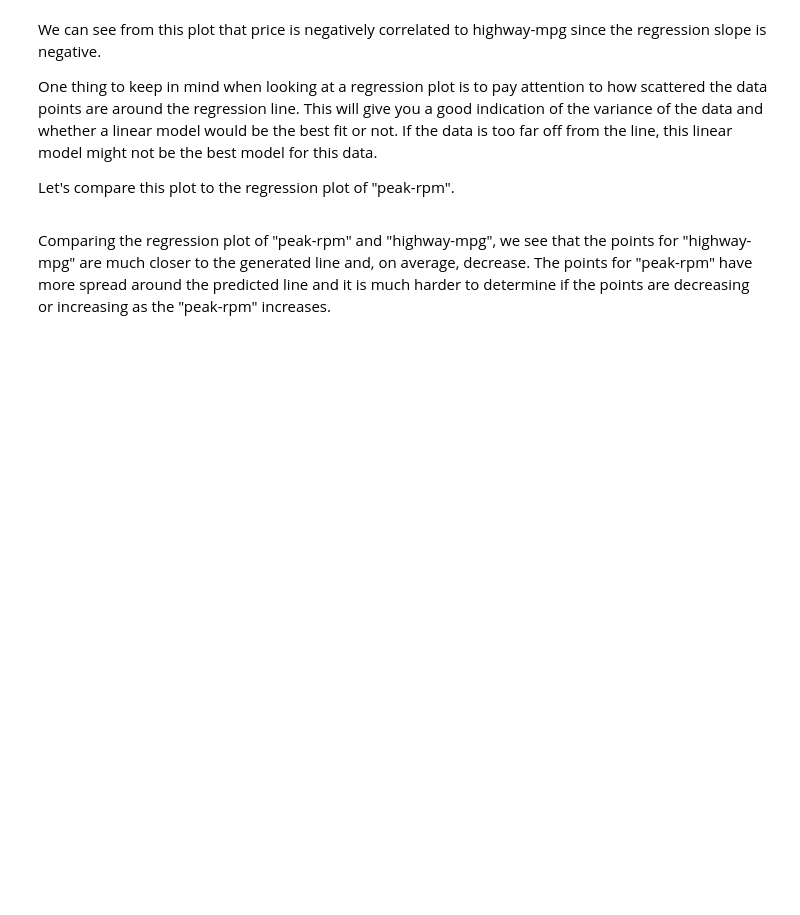
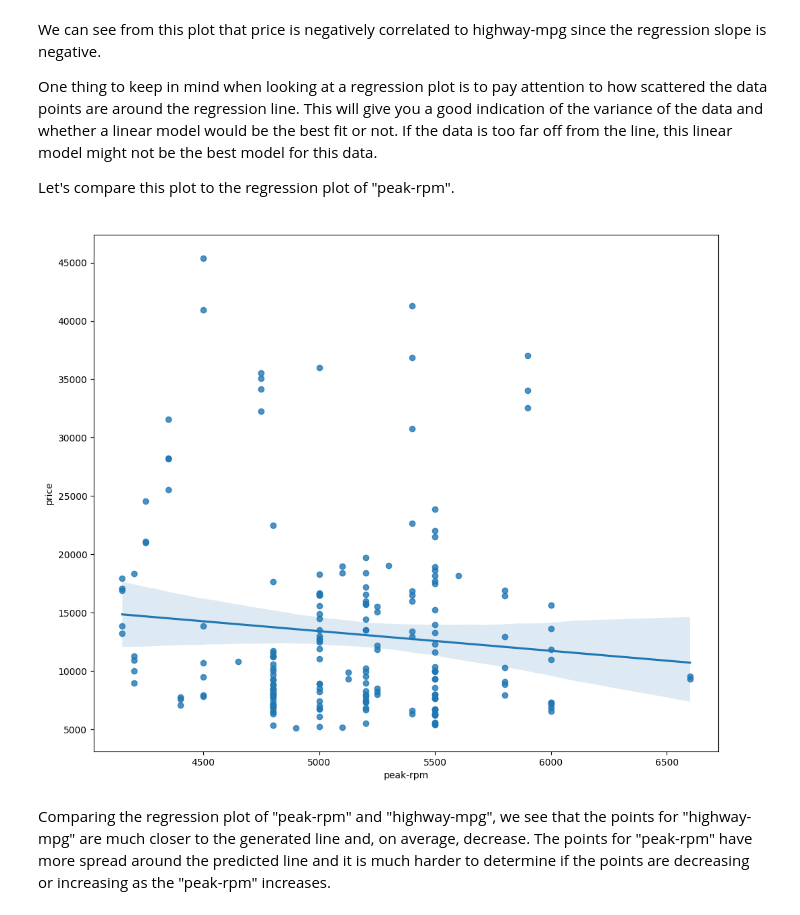
Before and after one commit to JP3000/learn-data-science, a Jupyter notebook: 04-data-analysis-with-python/DA0101EN-4.1-Review-Model-Development/DA0101EN-4.1-Review-Model-Development.ipynb, the cells around one changed output. Saved outputs shown, nothing was run; the diff lists cells and outputs as text; code cells hidden in the pictures; blank space fills up the shorter version.

```diff
--- a/04-data-analysis-with-python/DA0101EN-4.1-Review-Model-Development/DA0101EN-4.1-Review-Model-Development.ipynb
+++ b/04-data-analysis-with-python/DA0101EN-4.1-Review-Model-Development/DA0101EN-4.1-Review-Model-Development.ipynb
@@ -400,7 +411,9 @@ Let's compare this plot to the regression plot of "peak-rpm".</p>
 # %%
 plt.figure(figsize=(width, height))
 sns.regplot(x="peak-rpm", y="price", data=df)
-plt.ylim(0,)
+plt.show()
+# %% [output]
+[figure, added]
 # %% [markdown]
 <p>Comparing the regression plot of "peak-rpm" and "highway-mpg", we see that the points for "highway-mpg" are much closer to the generated line and, on average, decrease. The points for "peak-rpm" have more spread around the predicted line and it is much harder to determine if the points are decreasing or increasing as the "peak-rpm" increases.</p>
 # %% [markdown]
```
Also changed, not shown: parts of 28 cells of this notebook, 7 other files.
